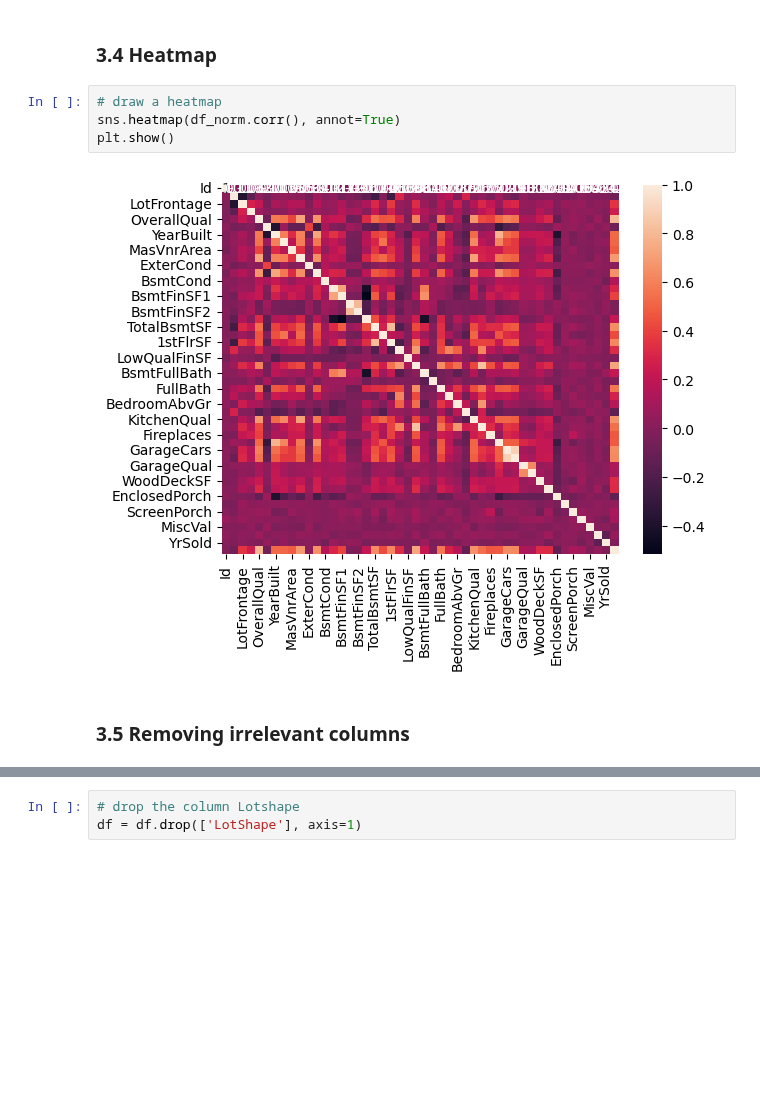
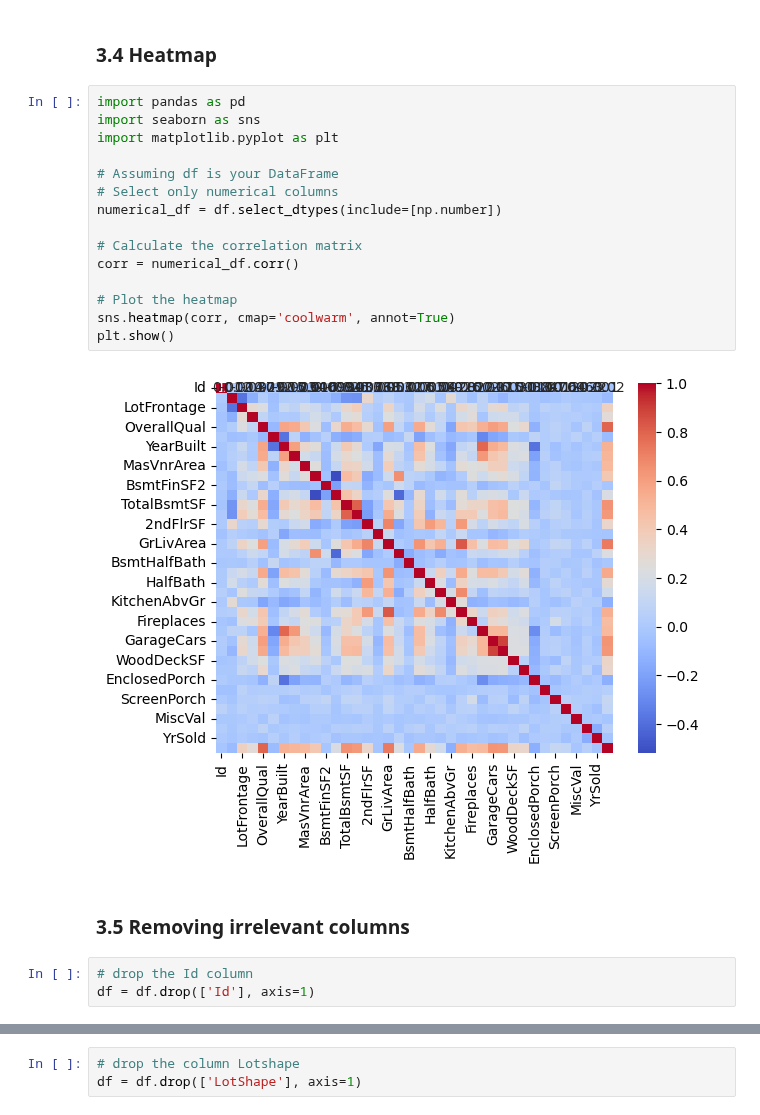
Before and after one commit to VishalyGinny/Data-Science-Projects, a Jupyter notebook: house-prices-advanced-regression-techniques/houseprice.ipynb, the cells around one changed output, grey strips where cells are left out. Drawn from its saved outputs; the diff is of its cells as text; blank space fills up the shorter version.

```diff
--- a/house-prices-advanced-regression-techniques/houseprice.ipynb
+++ b/house-prices-advanced-regression-techniques/houseprice.ipynb
@@ -453,13 +410,27 @@ df['MSZoning'] = df['MSZoning'].map({'RL':0, 'RM':1, 'C (all)':2, 'FV':3, 'RH':4
 # %% [markdown]
 ### 3.4 Heatmap
-# %%
-# draw a heatmap
-sns.heatmap(df_norm.corr(), annot=True)
-plt.show()
-# %% [output]
-[figure, removed]
+# %%
+import pandas as pd
+import seaborn as sns
+import matplotlib.pyplot as plt
+
+# Assuming df is your DataFrame
+# Select only numerical columns
+numerical_df = df.select_dtypes(include=[np.number])
+
+# Calculate the correlation matrix
+corr = numerical_df.corr()
+
+# Plot the heatmap
+sns.heatmap(corr, cmap='coolwarm', annot=True)
+plt.show()
+# %% [output]
+[figure, added]
 # %% [markdown]
 ### 3.5 Removing irrelevant columns
+# %%
+# drop the Id column
+df = df.drop(['Id'], axis=1)
 # %%
 # draw a scatter plot
 sns.scatterplot(x='LotArea', y='SalePrice', data=df) # scatter plot of LotArea and SalePrice
```
Also changed, not shown: parts of 139 cells of this notebook, 2 other files.
